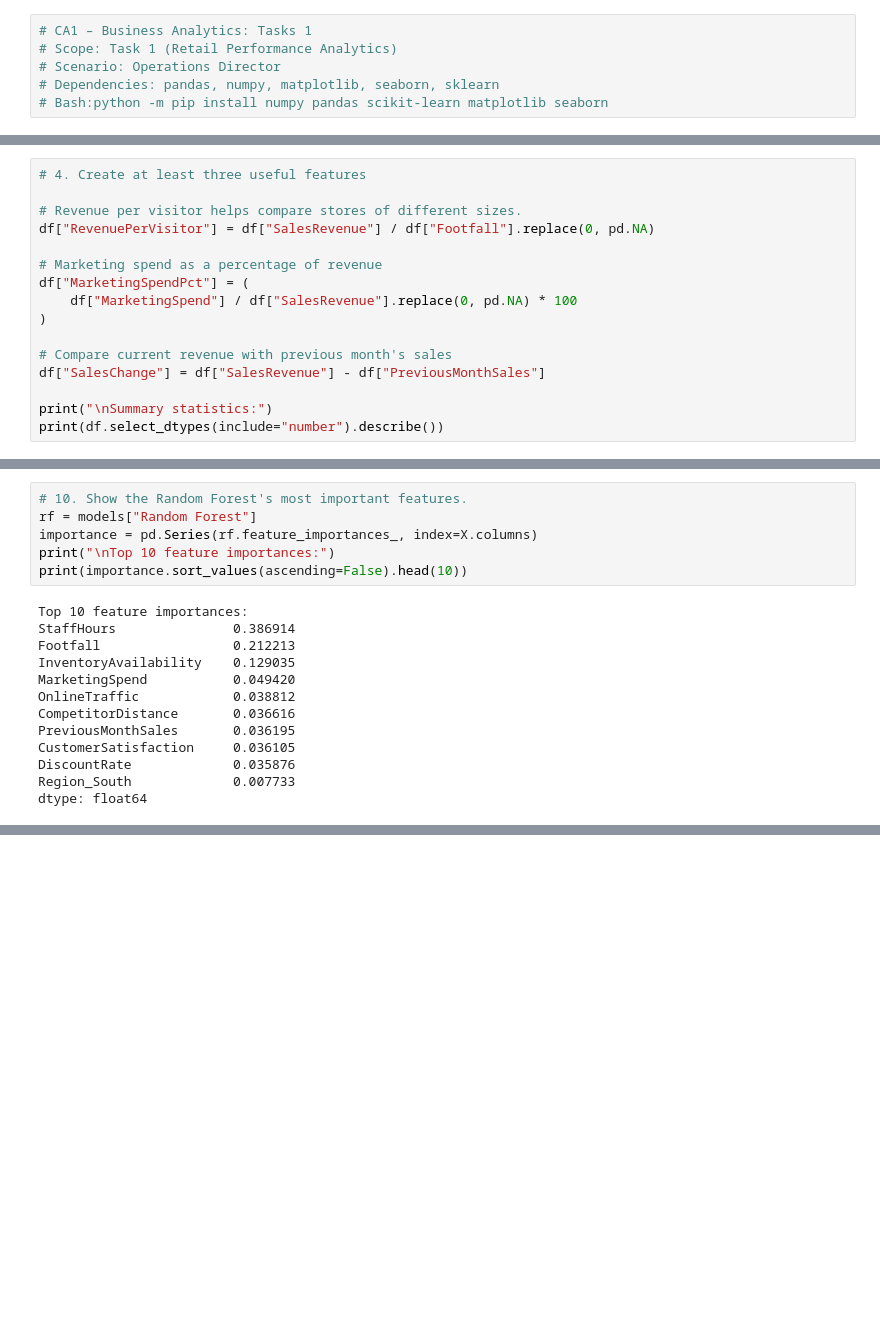
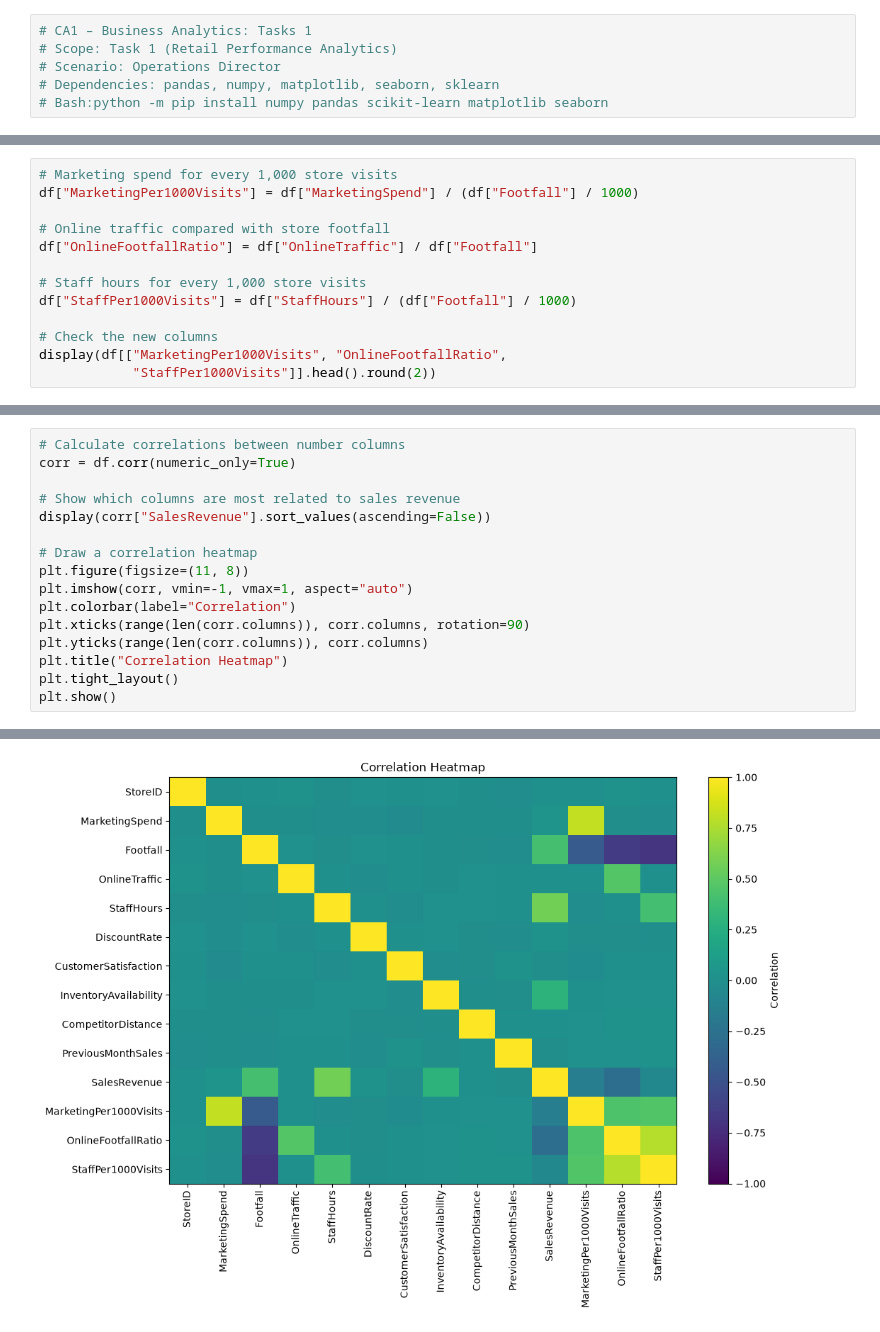
Before and after one commit to N00230920/Reseach-Analytics-CA1, a Jupyter notebook: Tasks/Task1.ipynb, the cells around one changed output, grey strips where cells are left out. Saved outputs shown, nothing was run; the diff lists cells and outputs as text; blank space fills up the shorter version.

Commit message:
Redo of task 1 and task 2. I have added rounding to 2 decimal places for all the outputs in task 1/2.

```diff
--- a/Tasks/Task1.ipynb
+++ b/Tasks/Task1.ipynb
@@ -81,16 +162,0 @@ Possible outliers in SalesRevenue: 30
-# %%
-# 4. Create at least three useful features
-
-# Revenue per visitor helps compare stores of different sizes.
-df["RevenuePerVisitor"] = df["SalesRevenue"] / df["Footfall"].replace(0, pd.NA)
-
-# Marketing spend as a percentage of revenue
-df["MarketingSpendPct"] = (
-    df["MarketingSpend"] / df["SalesRevenue"].replace(0, pd.NA) * 100
-)
-
-# Compare current revenue with previous month's sales
-df["SalesChange"] = df["SalesRevenue"] - df["PreviousMonthSales"]
-
-print("\nSummary statistics:")
-print(df.select_dtypes(include="number").describe())
@@ -114,0 +163,13 @@ max          1277.293100          43.302080  194524.546004
+# %%
+# Marketing spend for every 1,000 store visits
+df["MarketingPer1000Visits"] = df["MarketingSpend"] / (df["Footfall"] / 1000)
+
+# Online traffic compared with store footfall
+df["OnlineFootfallRatio"] = df["OnlineTraffic"] / df["Footfall"]
+
+# Staff hours for every 1,000 store visits
+df["StaffPer1000Visits"] = df["StaffHours"] / (df["Footfall"] / 1000)
+
+# Check the new columns
+display(df[["MarketingPer1000Visits", "OnlineFootfallRatio",
+            "StaffPer1000Visits"]].head().round(2))
@@ -262,19 +254,17 @@ R-squared: 0.571
-# %%
-# 10. Show the Random Forest's most important features.
-rf = models["Random Forest"]
-importance = pd.Series(rf.feature_importances_, index=X.columns)
-print("\nTop 10 feature importances:")
-print(importance.sort_values(ascending=False).head(10))
-# %% [output]
-Top 10 feature importances:
-StaffHours               0.386914
-Footfall                 0.212213
-InventoryAvailability    0.129035
-MarketingSpend           0.049420
-OnlineTraffic            0.038812
-CompetitorDistance       0.036616
-PreviousMonthSales       0.036195
-CustomerSatisfaction     0.036105
-DiscountRate             0.035876
-Region_South             0.007733
-dtype: float64
+# %%
+# Calculate correlations between number columns
+corr = df.corr(numeric_only=True)
+
+# Show which columns are most related to sales revenue
+display(corr["SalesRevenue"].sort_values(ascending=False))
+
+# Draw a correlation heatmap
+plt.figure(figsize=(11, 8))
+plt.imshow(corr, vmin=-1, vmax=1, aspect="auto")
+plt.colorbar(label="Correlation")
+plt.xticks(range(len(corr.columns)), corr.columns, rotation=90)
+plt.yticks(range(len(corr.columns)), corr.columns)
+plt.title("Correlation Heatmap")
+plt.tight_layout()
+plt.show()
+# %% [output]
@@ -280,0 +286 @@ dtype: float64
+[figure, added]
```
Also changed, not shown: parts of 17 cells of this notebook, 1 other file.
